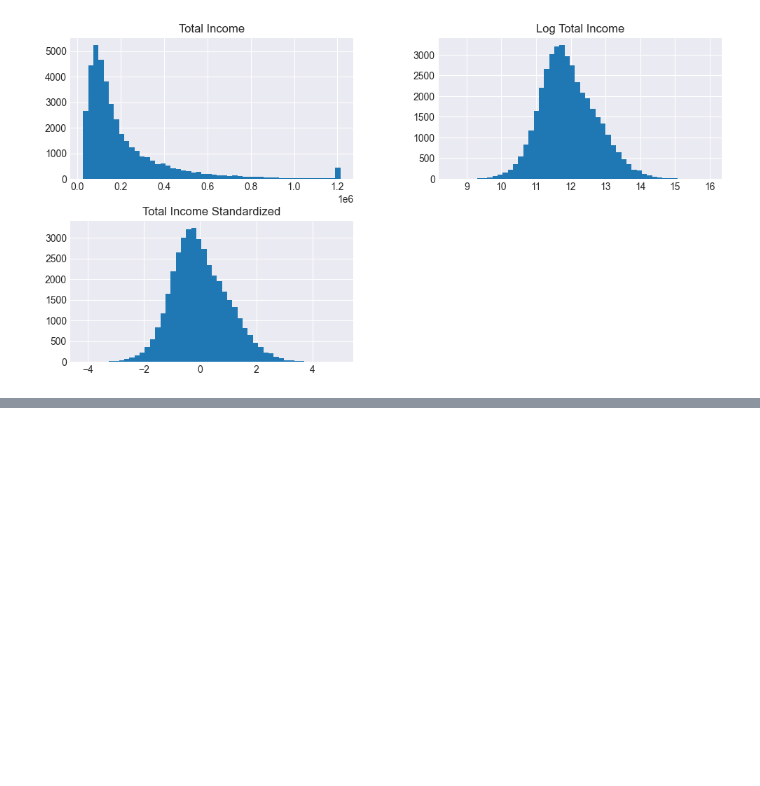
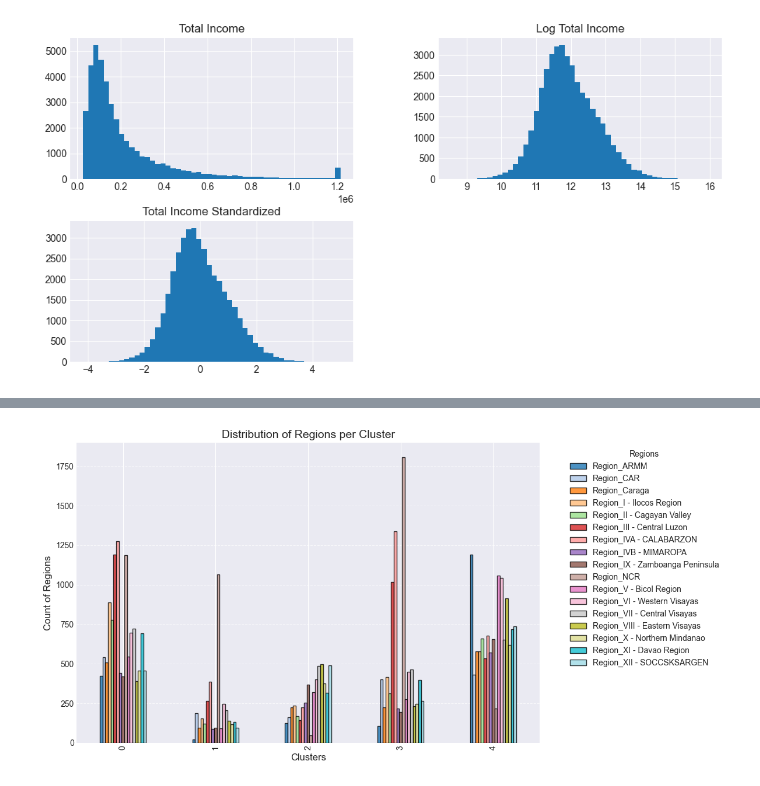
Before and after one commit to definitelyliz/CSMODEL-Phase-1, a Jupyter notebook: CSMODEL Phase 1.ipynb, the cells around one changed output, grey strips where cells are left out. Drawn from its saved outputs; the diff is of its cells as text; code cells hidden in the pictures; blank space fills up the shorter version.

```diff
--- a/CSMODEL Phase 1.ipynb
+++ b/CSMODEL Phase 1.ipynb
@@ -1130,0 +1324,18 @@ plt.show()
+# %%
+region_cluster_counts.plot(
+    kind='bar',
+    figsize=(12, 6),
+    colormap='tab20',
+    edgecolor='k',
+    alpha=0.8
+)
+
+plt.title('Distribution of Regions per Cluster', fontsize=14)
+plt.xlabel('Clusters', fontsize=12)
+plt.ylabel('Count of Regions', fontsize=12)
+plt.legend(title='Regions', bbox_to_anchor=(1.05, 1))
+plt.grid(axis='y', linestyle='--', alpha=0.7)
+plt.tight_layout()
+plt.show()
+# %% [output]
+[figure, added]
```
Also changed, not shown: parts of 17 cells of this notebook.
